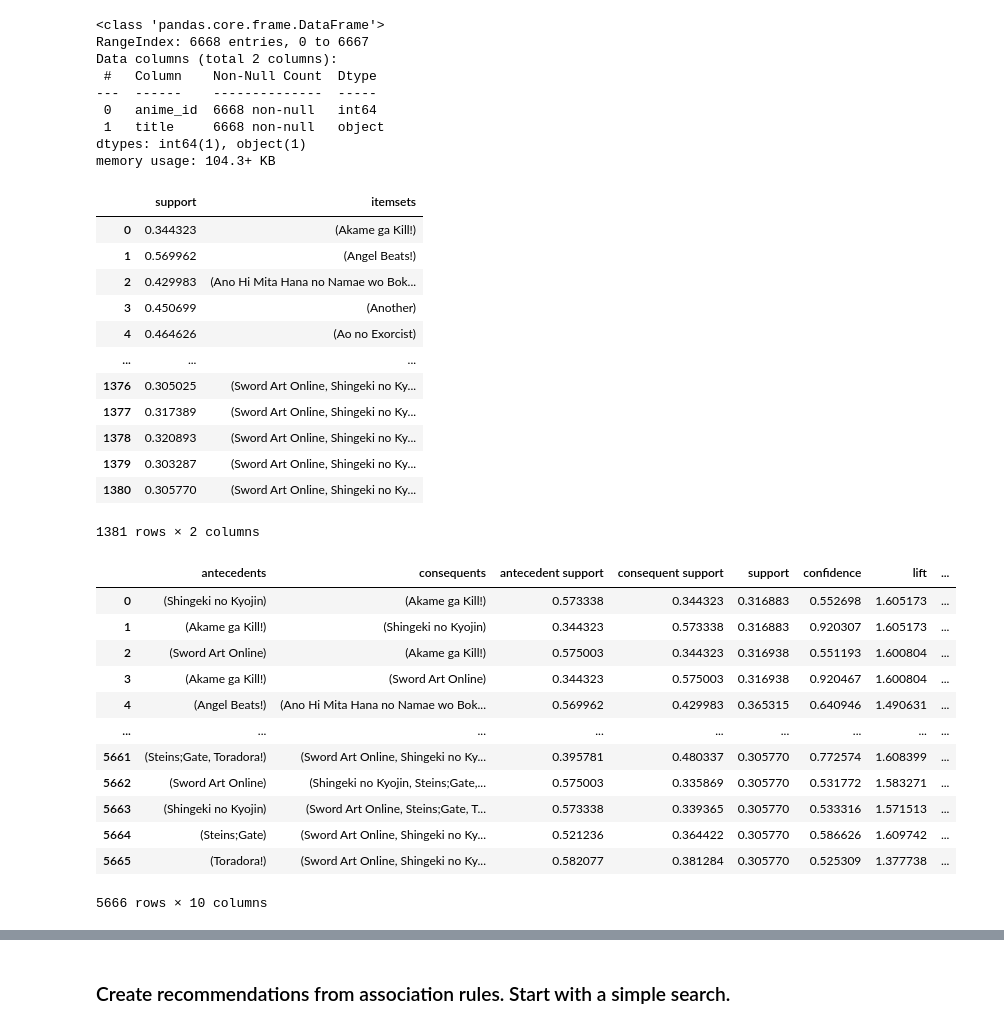
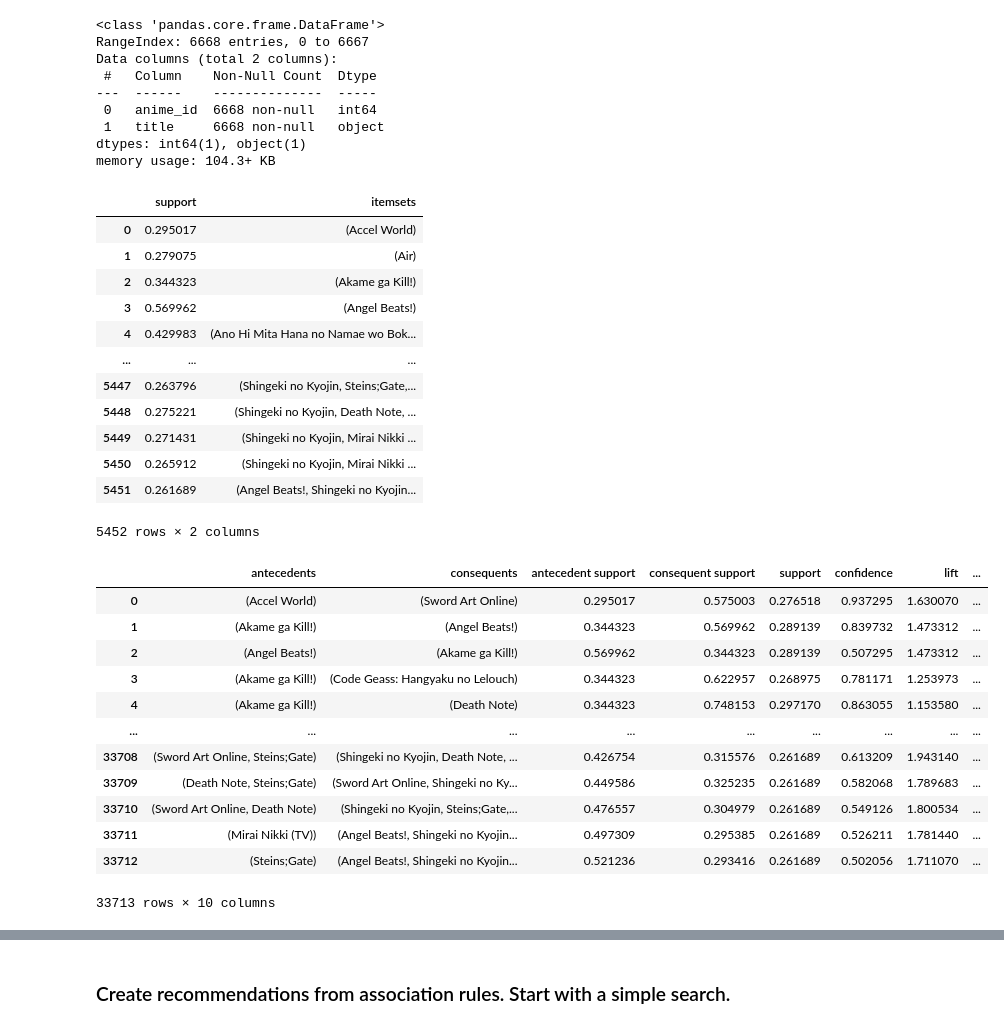
Before and after one commit to warrenmwang/csci349_final_project, a Jupyter notebook: Modeling_AssociationRules.ipynb, the cells around one changed output, grey strips where cells are left out. Cells and saved outputs as stored; diff of their text form; code cells hidden in the pictures.

```diff
--- a/Modeling_AssociationRules.ipynb
+++ b/Modeling_AssociationRules.ipynb
@@ -172,7 +172,7 @@ memory usage: 104.3+ KB
 del df_anime_lists
 del df_anime
 # %%
-MIN_SUPPORT = 0.30
+MIN_SUPPORT = 0.26
 
 te = TransactionEncoder()
 te_ary = te.fit(transactions).transform(transactions)
@@ -182,35 +182,36 @@ frequent_itemsets = apriori(df, min_support=MIN_SUPPORT, use_colnames=True)
 frequent_itemsets
 # %% [output]
 |  | support | itemsets |
-| 0 | 0.344323 | (Akame ga Kill!) |
-| 1 | 0.569962 | (Angel Beats!) |
-| 2 | 0.429983 | (Ano Hi Mita Hana no Namae wo Bok... |
-| 3 | 0.450699 | (Another) |
-| 4 | 0.464626 | (Ao no Exorcist) |
+| 0 | 0.295017 | (Accel World) |
+| 1 | 0.279075 | (Air) |
+| 2 | 0.344323 | (Akame ga Kill!) |
+| 3 | 0.569962 | (Angel Beats!) |
+| 4 | 0.429983 | (Ano Hi Mita Hana no Namae wo Bok... |
 | ... | ... | ... |
-| 1376 | 0.305025 | (Sword Art Online, Shingeki no Ky... |
-| 1377 | 0.317389 | (Sword Art Online, Shingeki no Ky... |
-| 1378 | 0.320893 | (Sword Art Online, Shingeki no Ky... |
-| 1379 | 0.303287 | (Sword Art Online, Shingeki no Ky... |
-| 1380 | 0.305770 | (Sword Art Online, Shingeki no Ky... |
+| 5447 | 0.263796 | (Shingeki no Kyojin, Steins;Gate,... |
+| 5448 | 0.275221 | (Shingeki no Kyojin, Death Note, ... |
+| 5449 | 0.271431 | (Shingeki no Kyojin, Mirai Nikki ... |
+| 5450 | 0.265912 | (Shingeki no Kyojin, Mirai Nikki ... |
+| 5451 | 0.261689 | (Angel Beats!, Shingeki no Kyojin... |
-1381 rows × 2 columns
+5452 rows × 2 columns
 # %%
-rules = association_rules(frequent_itemsets, metric='confidence', min_threshold=0.5)
+MIN_CONFIDENCE = 0.5
+rules = association_rules(frequent_itemsets, metric='confidence', min_threshold=MIN_CONFIDENCE)
 rules
 # %% [output]
 |  | antecedents | consequents | antecedent support | consequent support | support | confidence | lift | ... |
-| 0 | (Shingeki no Kyojin) | (Akame ga Kill!) | 0.573338 | 0.344323 | 0.316883 | 0.552698 | 1.605173 | ... |
-| 1 | (Akame ga Kill!) | (Shingeki no Kyojin) | 0.344323 | 0.573338 | 0.316883 | 0.920307 | 1.605173 | ... |
-| 2 | (Sword Art Online) | (Akame ga Kill!) | 0.575003 | 0.344323 | 0.316938 | 0.551193 | 1.600804 | ... |
-| 3 | (Akame ga Kill!) | (Sword Art Online) | 0.344323 | 0.575003 | 0.316938 | 0.920467 | 1.600804 | ... |
-| 4 | (Angel Beats!) | (Ano Hi Mita Hana no Namae wo Bok... | 0.569962 | 0.429983 | 0.365315 | 0.640946 | 1.490631 | ... |
+| 0 | (Accel World) | (Sword Art Online) | 0.295017 | 0.575003 | 0.276518 | 0.937295 | 1.630070 | ... |
+| 1 | (Akame ga Kill!) | (Angel Beats!) | 0.344323 | 0.569962 | 0.289139 | 0.839732 | 1.473312 | ... |
+| 2 | (Angel Beats!) | (Akame ga Kill!) | 0.569962 | 0.344323 | 0.289139 | 0.507295 | 1.473312 | ... |
+| 3 | (Akame ga Kill!) | (Code Geass: Hangyaku no Lelouch) | 0.344323 | 0.622957 | 0.268975 | 0.781171 | 1.253973 | ... |
+| 4 | (Akame ga Kill!) | (Death Note) | 0.344323 | 0.748153 | 0.297170 | 0.863055 | 1.153580 | ... |
 | ... | ... | ... | ... | ... | ... | ... | ... | ... |
-| 5661 | (Steins;Gate, Toradora!) | (Sword Art Online, Shingeki no Ky... | 0.395781 | 0.480337 | 0.305770 | 0.772574 | 1.608399 | ... |
-| 5662 | (Sword Art Online) | (Shingeki no Kyojin, Steins;Gate,... | 0.575003 | 0.335869 | 0.305770 | 0.531772 | 1.583271 | ... |
-| 5663 | (Shingeki no Kyojin) | (Sword Art Online, Steins;Gate, T... | 0.573338 | 0.339365 | 0.305770 | 0.533316 | 1.571513 | ... |
-| 5664 | (Steins;Gate) | (Sword Art Online, Shingeki no Ky... | 0.521236 | 0.364422 | 0.305770 | 0.586626 | 1.609742 | ... |
-| 5665 | (Toradora!) | (Sword Art Online, Shingeki no Ky... | 0.582077 | 0.381284 | 0.305770 | 0.525309 | 1.377738 | ... |
+| 33708 | (Sword Art Online, Steins;Gate) | (Shingeki no Kyojin, Death Note, ... | 0.426754 | 0.315576 | 0.261689 | 0.613209 | 1.943140 | ... |
+| 33709 | (Death Note, Steins;Gate) | (Sword Art Online, Shingeki no Ky... | 0.449586 | 0.325235 | 0.261689 | 0.582068 | 1.789683 | ... |
+| 33710 | (Sword Art Online, Death Note) | (Shingeki no Kyojin, Steins;Gate,... | 0.476557 | 0.304979 | 0.261689 | 0.549126 | 1.800534 | ... |
+| 33711 | (Mirai Nikki (TV)) | (Angel Beats!, Shingeki no Kyojin... | 0.497309 | 0.295385 | 0.261689 | 0.526211 | 1.781440 | ... |
+| 33712 | (Steins;Gate) | (Angel Beats!, Shingeki no Kyojin... | 0.521236 | 0.293416 | 0.261689 | 0.502056 | 1.711070 | ... |
-5666 rows × 10 columns
+33713 rows × 10 columns
 # %%
 def viewTopKRules(rules : pd.DataFrame, metric : str | list[str], k : int, ascending : bool = False) -> pd.DataFrame:
     '''
```
Also changed, not shown: parts of 9 cells of this notebook, 3 other files.
